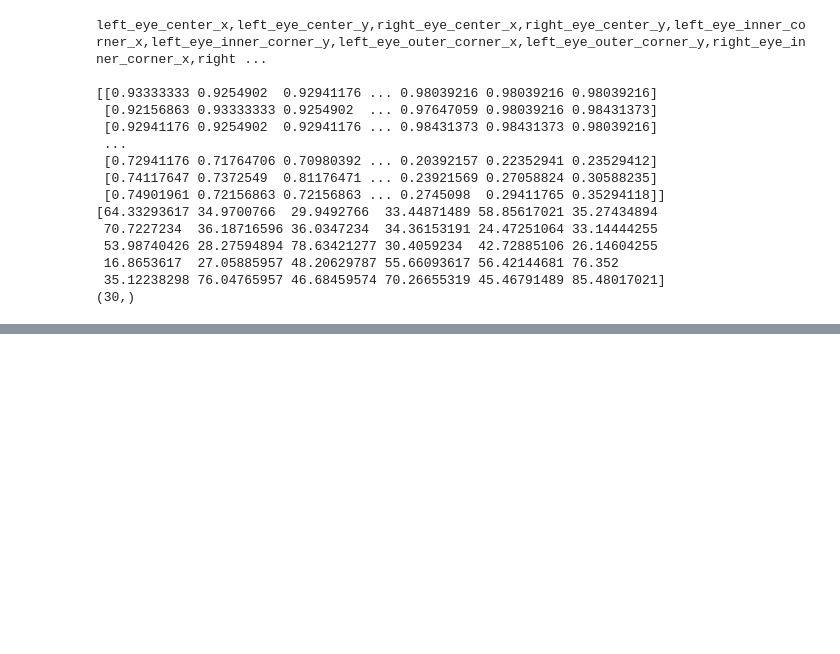
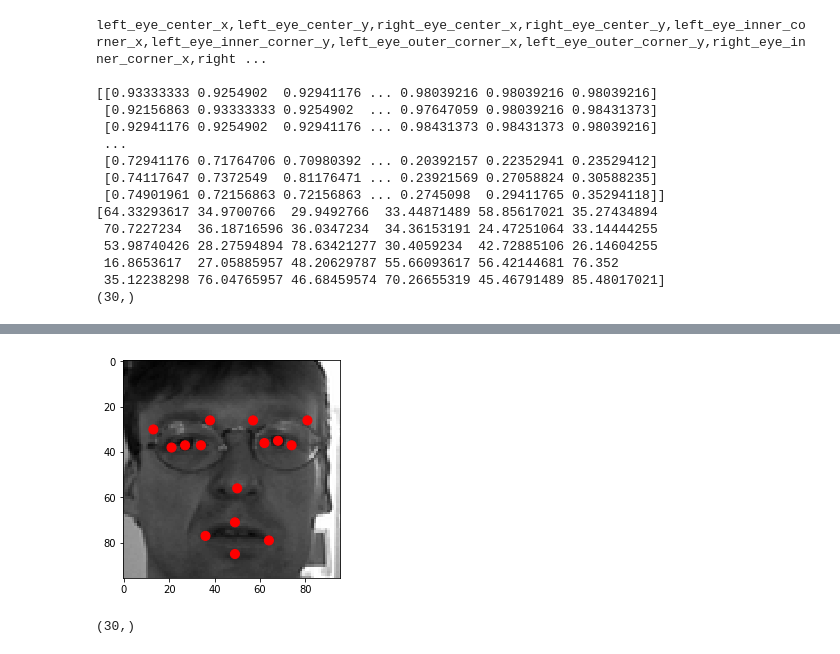
Before and after one commit to Tamgros/celebrity-recognition, a Jupyter notebook: Facial-key-points.ipynb, the cells around one changed output, grey strips where cells are left out. Saved outputs shown, nothing was run; the diff lists cells and outputs as text; code cells hidden in the pictures; blank space fills up the shorter version.

```diff
--- a/Facial-key-points.ipynb
+++ b/Facial-key-points.ipynb
@@ -114,0 +147,31 @@ with open('training.csv', 'r') as training:
+# %%
+import matplotlib.pyplot as plt
+# Circle may be useful for drawing points on face
+# See matplotlib documentation for more info
+from matplotlib.patches import Circle
+
+def visualize_points(img, points):
+    # Write here function which obtains image and normalized
+    # coordinates and visualizes points on image
+    cur_points = points
+    #cur_points = points + .5
+    #cur_points *= 100
+    fig, ax = plt.subplots(1)
+    ax.set_aspect('equal')
+
+    ax.imshow(img, cmap = "gray")
+    for i in range(0,len(cur_points),2):
+        c = Circle((int(cur_points[i]), int(cur_points[i+1])), 2, color = 'red')
+        #print((int(cur_points[i]), int(cur_points[i+1])))
+        ax.add_patch(c)
+
+    plt.show()
+
+
+visualize_points(img_train[0,:,:,0], key_pts_train[0].astype(int))
+# %% [output]
+[figure, added]
+# %%
+img_train[3].shape
+# %% [output]
+(30,)
```
Also changed, not shown: parts of 16 cells of this notebook.
